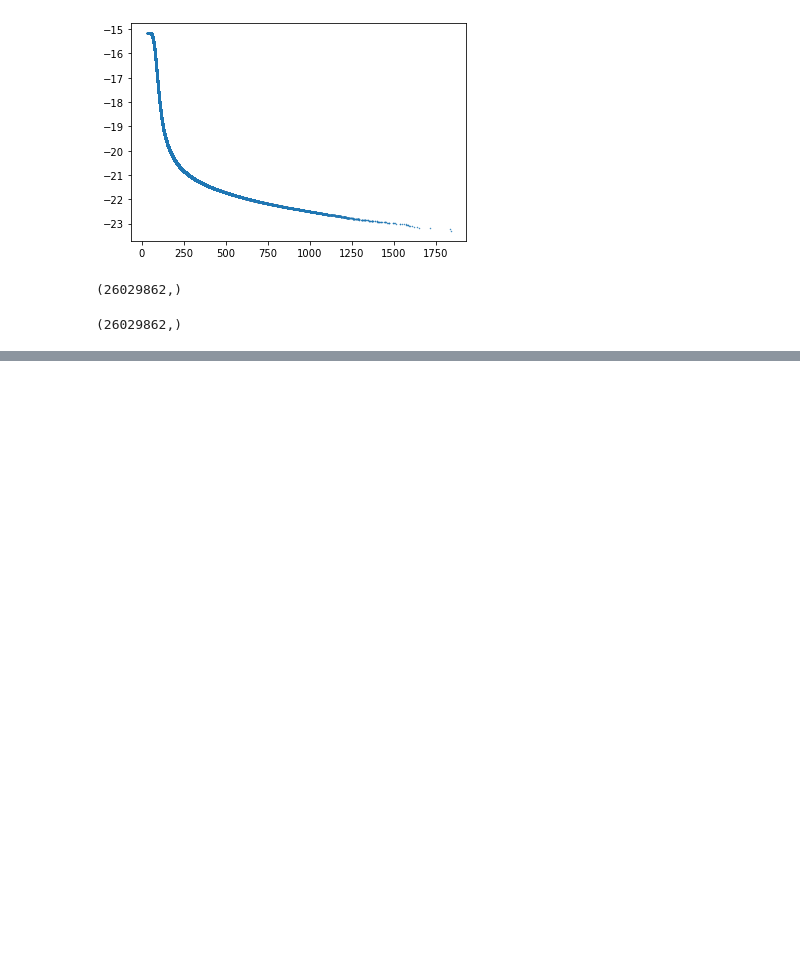
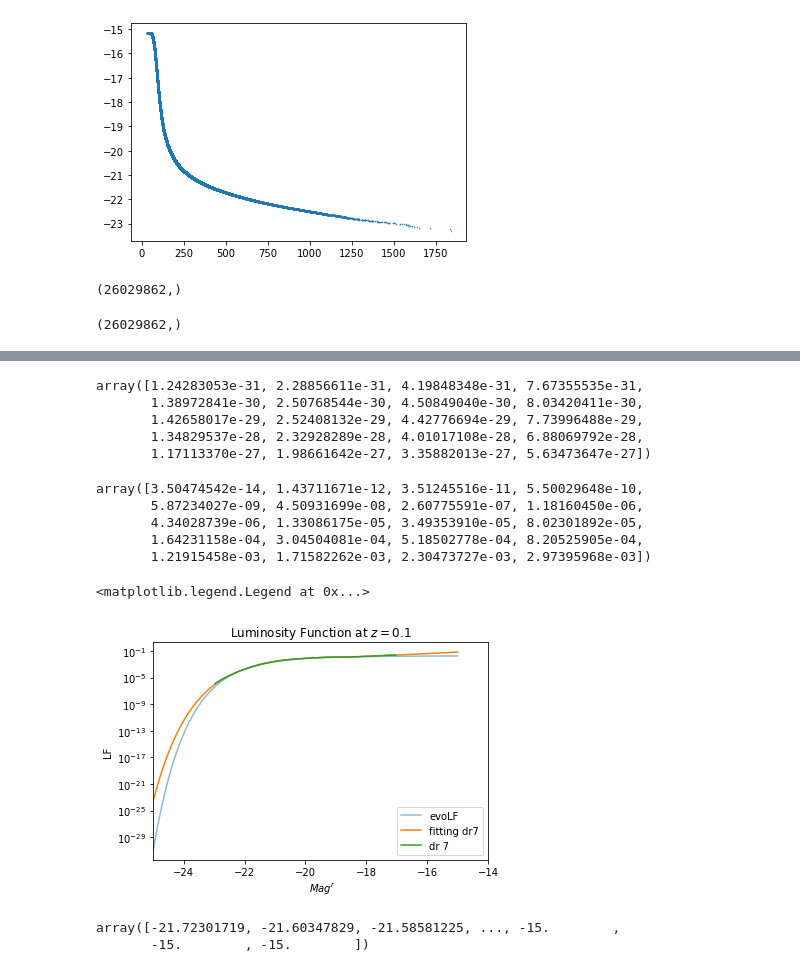
Before and after one commit to zhengyun0215/mock, a Jupyter notebook: loaddata.ipynb, the cells around one changed output, grey strips where cells are left out. Cells and saved outputs as stored; diff of their text form; code cells hidden in the pictures; blank space fills up the shorter version.

```diff
--- a/loaddata.ipynb
+++ b/loaddata.ipynb
@@ -324,0 +392,37 @@ newmag.shape
+# %%
+af_test(lfx0)[:20]
+# %% [output]
+array([1.24283053e-31, 2.28856611e-31, 4.19848348e-31, 7.67355535e-31,
+       1.38972841e-30, 2.50768544e-30, 4.50849040e-30, 8.03420411e-30,
+       1.42658017e-29, 2.52408132e-29, 4.42776694e-29, 7.73996488e-29,
+       1.34829537e-28, 2.32928289e-28, 4.01017108e-28, 6.88069792e-28,
+       1.17113370e-27, 1.98661642e-27, 3.35882013e-27, 5.63473647e-27])
+# %%
+lfy_test[:20]
+# %% [output]
+array([3.50474542e-14, 1.43711671e-12, 3.51245516e-11, 5.50029648e-10,
+       5.87234027e-09, 4.50931699e-08, 2.60775591e-07, 1.18160450e-06,
+       4.34028739e-06, 1.33086175e-05, 3.49353910e-05, 8.02301892e-05,
+       1.64231158e-04, 3.04504081e-04, 5.18502778e-04, 8.20525905e-04,
+       1.21915458e-03, 1.71582262e-03, 2.30473727e-03, 2.97395968e-03])
+# %%
+lfy_test = luminosity_final(lfx0,0.1)
+af_test = AbundanceFunction(lfx0,lfy_test,(-25,-10))
+plt.plot(lfx0,lfy_test,alpha = 0.5,label = 'evoLF')
+# plt.plot(lfx0,af_test(lfx0),'green',alpha = 0.5)
+plt.yscale('log')
+
+# plt.yscale('log')
+plt.xlim(-25,-14)
+plt.semilogy(lfx0,lfy0,label = 'fitting dr7')
+plt.semilogy(lfB03x,lfB03y,label = 'dr 7 ')
+
+plt.title(r'Luminosity Function at $z = 0.1$')
+plt.xlabel(r' $Mag^r$ ')
+plt.ylabel(r'LF')
+# plt.legend(('z = 0.1','z = 0.2','z = 0.3'),facecolor='white', framealpha=1)
+plt.legend()
+# plt.savefig('/home/yunzheng/mock/abundance_new/picture/lfz=0.1error.pdf',dpi = 100)
+# %% [output]
+<matplotlib.legend.Legend at 0x...>
+[figure, added]
@@ -324,0 +443,5 @@ newmag.shape
+# %%
+newmag_test_2
+# %% [output]
+array([-21.72301719, -21.60347829, -21.58581225, ..., -15.        ,
+       -15.        , -15.        ])
```
Also changed, not shown: parts of 25 cells of this notebook, 4 other files.
